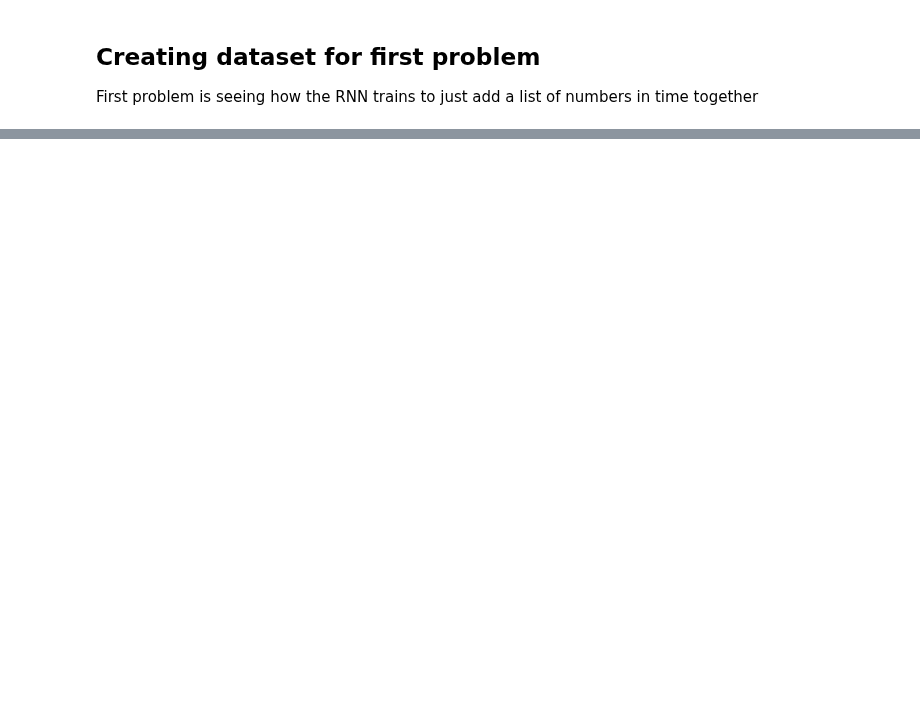
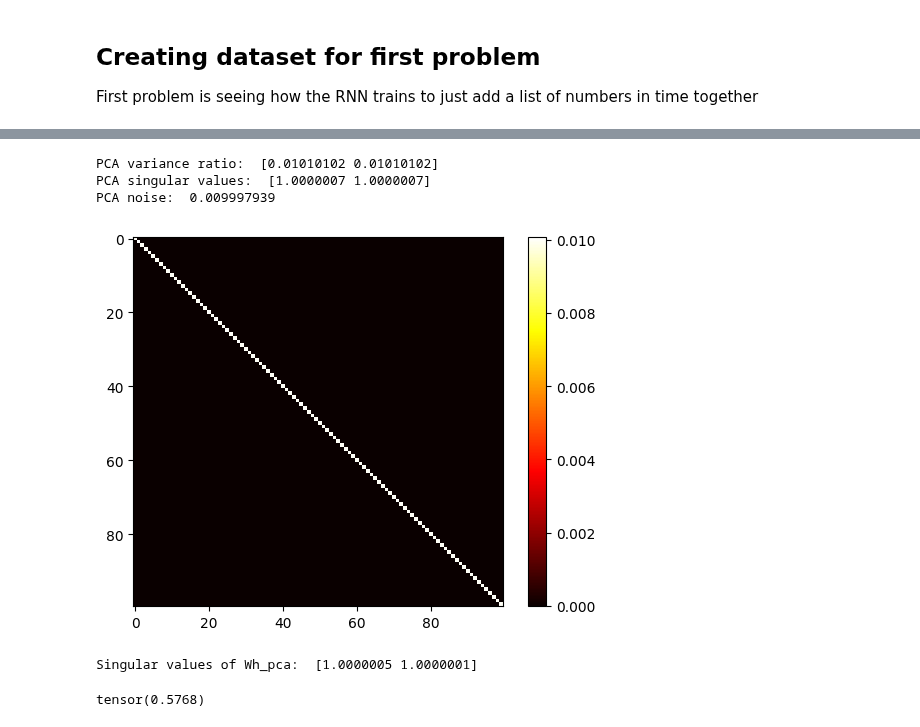
Before and after one commit to bioAI-Oslo/RNN-Adding-Problem-Representations, a Jupyter notebook: notebooks/main.ipynb, the cells around one changed output, grey strips where cells are left out. Cells and saved outputs as stored; diff of their text form; code cells hidden in the pictures; blank space fills up the shorter version.

```diff
--- a/notebooks/main.ipynb
+++ b/notebooks/main.ipynb
@@ -81,0 +130,38 @@ tensor([[1.0000]], requires_grad=True)
+# %%
+import numpy as np
+from sklearn.decomposition import PCA
+
+# PCA of the weight matrix Wh
+
+pca = PCA(n_components=2)
+pca.fit(Wh)
+print("PCA variance ratio: ",pca.explained_variance_ratio_)
+print("PCA singular values: ",pca.singular_values_)
+# print("PCA components: ",pca.components_)
+# print("PCA mean: ",pca.mean_)
+print("PCA noise: ", pca.noise_variance_)
+
+covariance = pca.get_covariance()
+
+# Plot the covariance matrix
+
+plt.imshow(covariance, cmap='hot', interpolation='nearest')
+plt.colorbar()
+plt.show()
+
+Wh_pca = pca.transform(Wh)
+
+# SVD of Wh_pca
+
+U, s, Vh = np.linalg.svd(Wh_pca)
+print("Singular values of Wh_pca: ",s)
+# %% [output]
+PCA variance ratio:  [0.01010102 0.01010102]
+PCA singular values:  [1.0000007 1.0000007]
+PCA noise:  0.009997939
+[figure, added]
+Singular values of Wh_pca:  [1.0000005 1.0000001]
+# %%
+print(model2.Wx_init.norm())
+# %% [output]
+tensor(0.5768)
```
Also changed, not shown: parts of 21 cells of this notebook, 2 other files.
